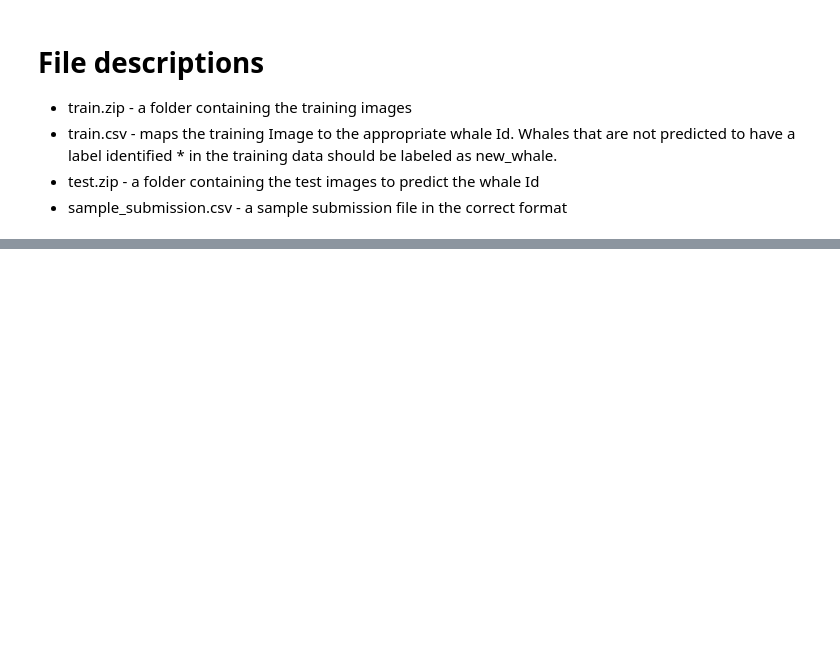
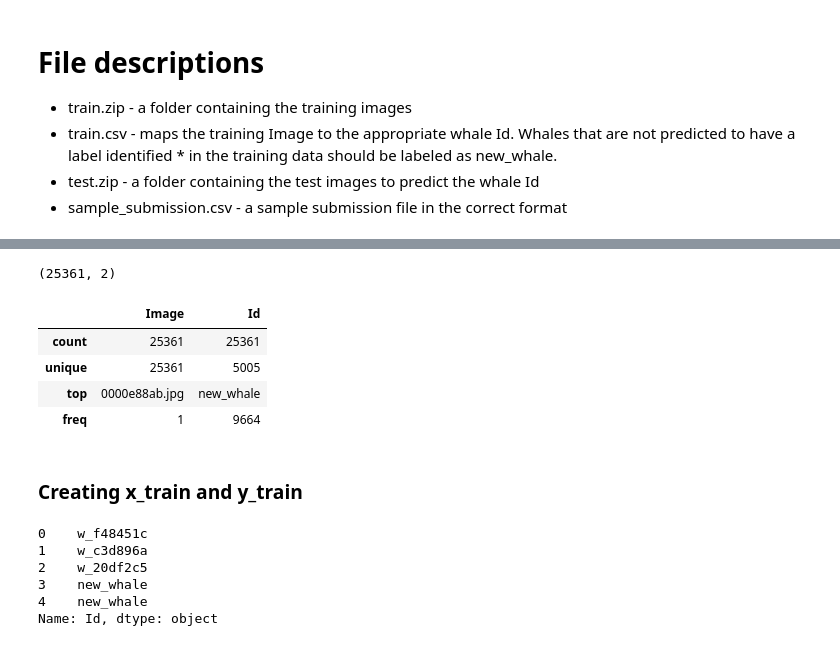
Before and after one commit to AngelV129/Whales-kaggle-data, a Jupyter notebook: Whales_project.ipynb, the cells around one changed output, grey strips where cells are left out. Drawn from its saved outputs; the diff is of its cells as text; code cells hidden in the pictures; blank space fills up the shorter version.

```diff
--- a/Whales_project.ipynb
+++ b/Whales_project.ipynb
@@ -49,0 +97,28 @@ for idx, img in enumerate(np.random.choice(train_imgs, 12)):
+# %%
+# rows and columns
+train_df.shape
+# %% [output]
+(25361, 2)
+# %%
+train_df.describe()
+# %% [output]
+|  | Image | Id |
+| count | 25361 | 25361 |
+| unique | 25361 | 5005 |
+| top | 0000e88ab.jpg | new_whale |
+| freq | 1 | 9664 |
+# %% [markdown]
+### Creating x_train and y_train
+# %%
+y_train = train_df["Id"]
+
+# drop the id column
+X_train = train_df.drop(['Id'], axis=1)
+y_train.head()
+# %% [output]
+0    w_f48451c
+1    w_c3d896a
+2    w_20df2c5
+3    new_whale
+4    new_whale
+Name: Id, dtype: object
```
Also changed, not shown: parts of 7 cells of this notebook.
